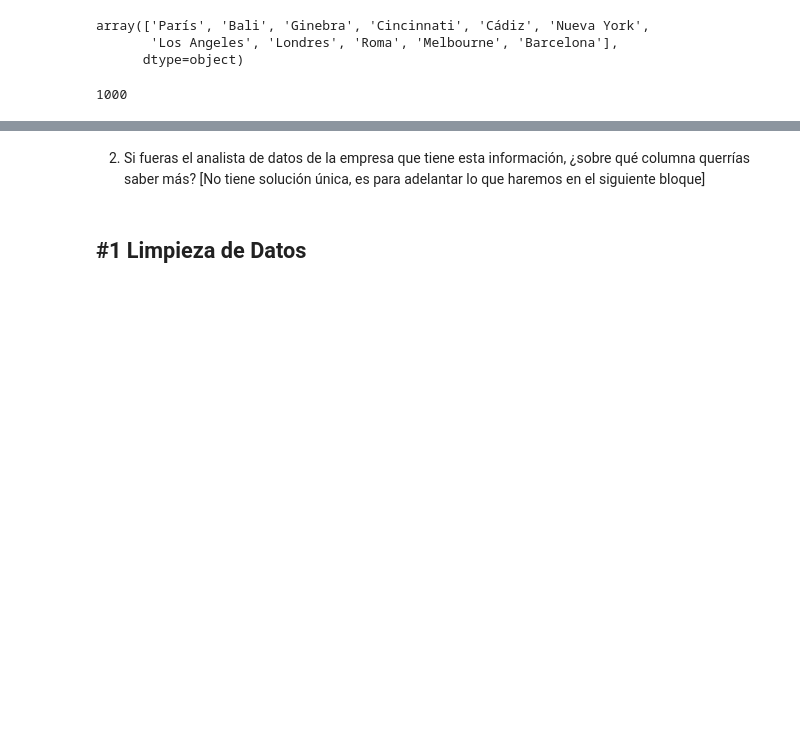
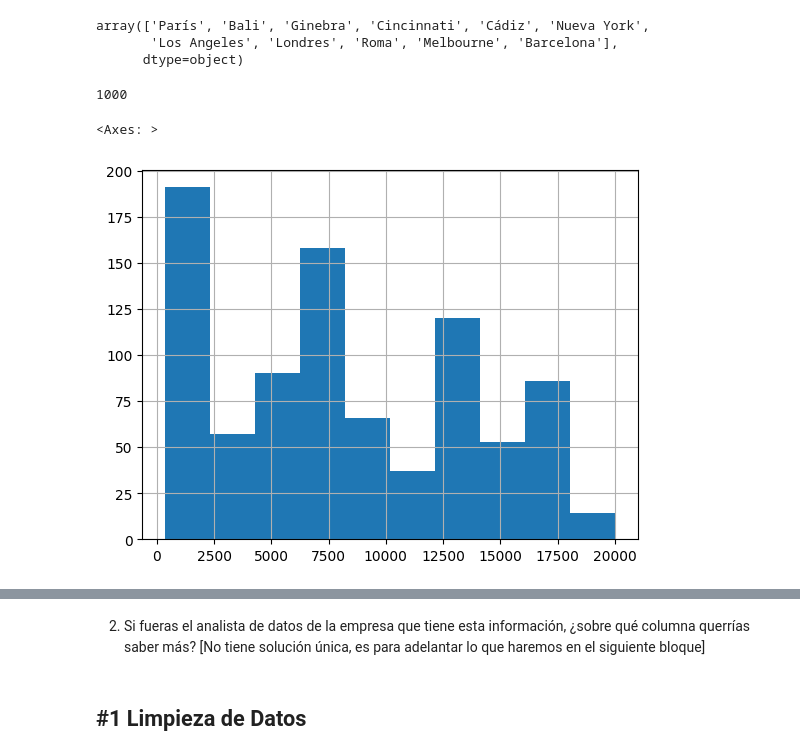
Before and after one commit to MirenA83/ONLINE_DS_THEBRIDGE_MIREN, a Jupyter notebook: ejercicios/sprint 4/unidad 2/practica obligatoria unidad 2/18_Practica_Obligatoria_Pandas_II.ipynb, the cells around one changed output, grey strips where cells are left out. Saved outputs shown, nothing was run; the diff lists cells and outputs as text; code cells hidden in the pictures; blank space fills up the shorter version.

```diff
--- a/ejercicios/sprint 4/unidad 2/practica obligatoria unidad 2/18_Practica_Obligatoria_Pandas_II.ipynb
+++ b/ejercicios/sprint 4/unidad 2/practica obligatoria unidad 2/18_Practica_Obligatoria_Pandas_II.ipynb
@@ -127,3 +127,9 @@ array(['París', 'Bali', 'Ginebra', 'Cincinnati', 'Cádiz', 'Nueva York',
 print(len(df_viajes_aereos))
 # %% [output]
 1000
+# %%
+
+df_viajes_aereos["Distancia"].hist()
+# %% [output]
+<Axes: >
+[figure, added]
```
Also changed, not shown: parts of 6 cells of this notebook.
